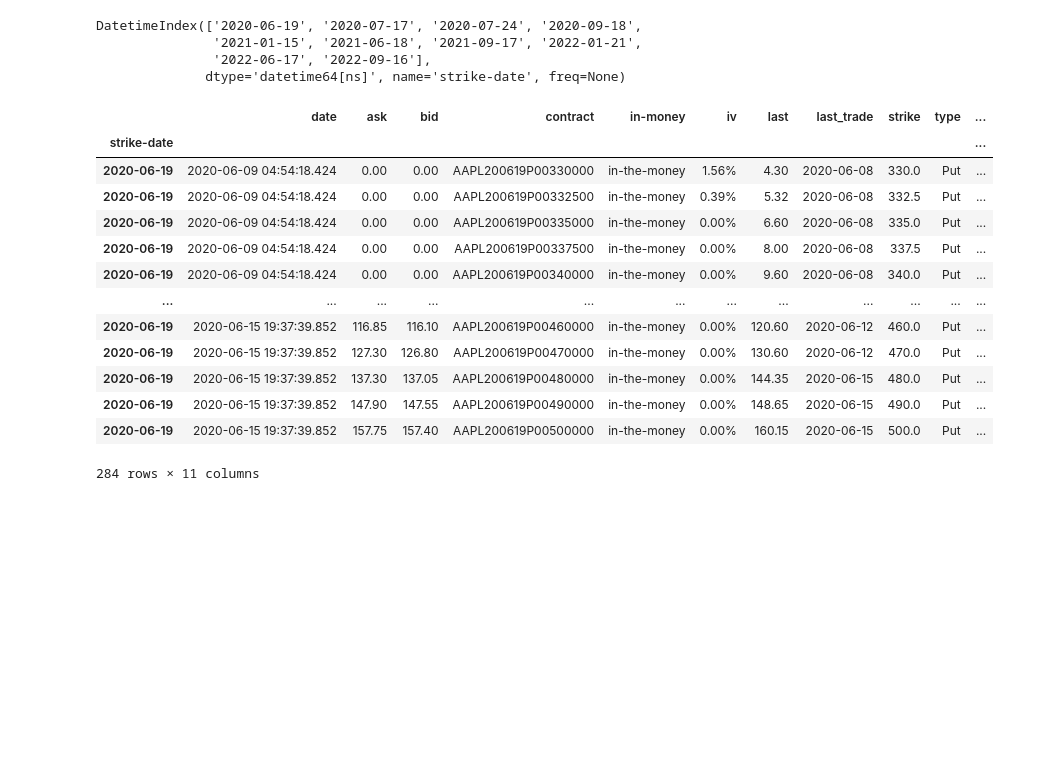
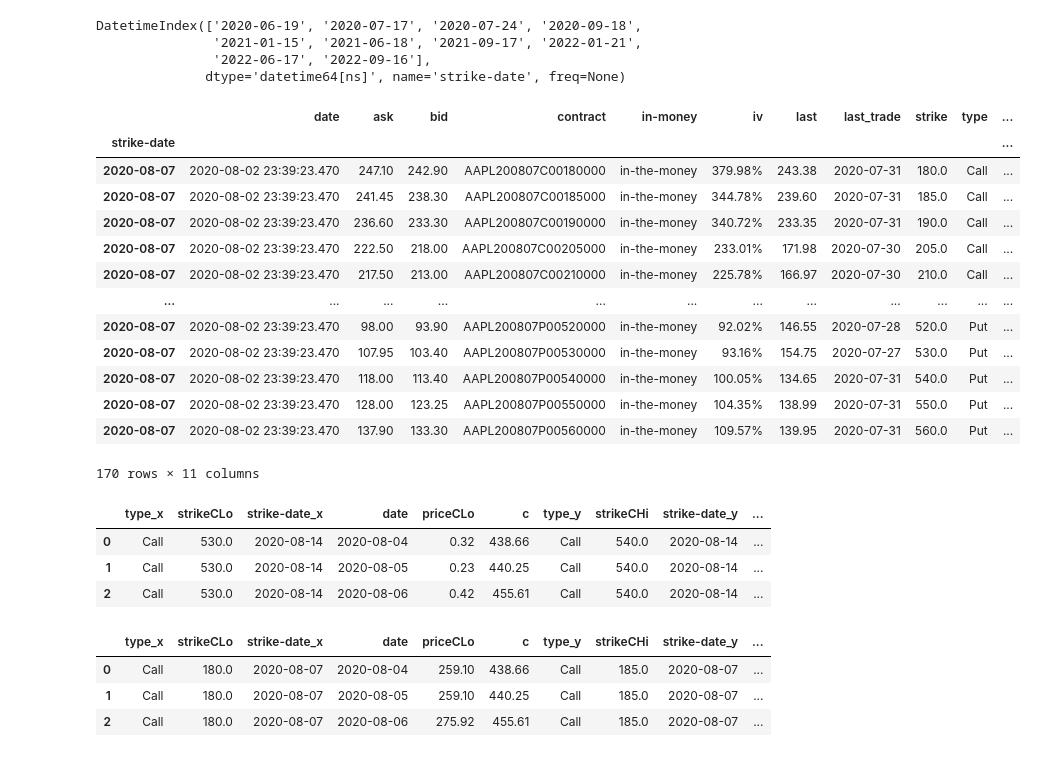
Before and after one commit to andermy/yahooScraper, a Jupyter notebook: option_investments_yield.ipynb, the cells around one changed output. Saved outputs shown, nothing was run; the diff lists cells and outputs as text; code cells hidden in the pictures; blank space fills up the shorter version.

```diff
--- a/option_investments_yield.ipynb
+++ b/option_investments_yield.ipynb
@@ -28,6 +28,7 @@ apple
 apple = apple.drop(['volume', 'iv', 'in-money', 'bid', 'ask','last_trade', 'contract'], axis=1)
 # %%
 apple = apple.reset_index()
-apple = apple.set_index(['strike-date'])
+apple = apple.set_index(['strike-date', 'type'])
 apple['date'] = pd.to_datetime(apple['date']).dt.strftime('%m-%d-%Y')
 apple['date'] = pd.to_datetime(apple['date'])
+apple.head()
@@ -199,20 +185,34 @@ DatetimeIndex(['2020-06-19', '2020-07-17', '2020-07-24', '2020-09-18',
 # %%
 apple2 = apple
 apple2 = apple2.reset_index()
 apple2 = apple2.set_index(['strike-date'])
-apple2.loc['2020-06-19']
+apple2.loc['2020-08-07']
 # %% [output]
 |  | date | ask | bid | contract | in-money | iv | last | last_trade | strike | type | ... |
 | strike-date |  |  |  |  |  |  |  |  |  |  | ... |
-| 2020-06-19 | 2020-06-09 04:54:18.424 | 0.00 | 0.00 | AAPL200619P00330000 | in-the-money | 1.56% | 4.30 | 2020-06-08 | 330.0 | Put | ... |
-| 2020-06-19 | 2020-06-09 04:54:18.424 | 0.00 | 0.00 | AAPL200619P00332500 | in-the-money | 0.39% | 5.32 | 2020-06-08 | 332.5 | Put | ... |
-| 2020-06-19 | 2020-06-09 04:54:18.424 | 0.00 | 0.00 | AAPL200619P00335000 | in-the-money | 0.00% | 6.60 | 2020-06-08 | 335.0 | Put | ... |
-| 2020-06-19 | 2020-06-09 04:54:18.424 | 0.00 | 0.00 | AAPL200619P00337500 | in-the-money | 0.00% | 8.00 | 2020-06-08 | 337.5 | Put | ... |
-| 2020-06-19 | 2020-06-09 04:54:18.424 | 0.00 | 0.00 | AAPL200619P00340000 | in-the-money | 0.00% | 9.60 | 2020-06-08 | 340.0 | Put | ... |
+| 2020-08-07 | 2020-08-02 23:39:23.470 | 247.10 | 242.90 | AAPL200807C00180000 | in-the-money | 379.98% | 243.38 | 2020-07-31 | 180.0 | Call | ... |
+| 2020-08-07 | 2020-08-02 23:39:23.470 | 241.45 | 238.30 | AAPL200807C00185000 | in-the-money | 344.78% | 239.60 | 2020-07-31 | 185.0 | Call | ... |
+| 2020-08-07 | 2020-08-02 23:39:23.470 | 236.60 | 233.30 | AAPL200807C00190000 | in-the-money | 340.72% | 233.35 | 2020-07-31 | 190.0 | Call | ... |
+| 2020-08-07 | 2020-08-02 23:39:23.470 | 222.50 | 218.00 | AAPL200807C00205000 | in-the-money | 233.01% | 171.98 | 2020-07-30 | 205.0 | Call | ... |
+| 2020-08-07 | 2020-08-02 23:39:23.470 | 217.50 | 213.00 | AAPL200807C00210000 | in-the-money | 225.78% | 166.97 | 2020-07-30 | 210.0 | Call | ... |
 | ... | ... | ... | ... | ... | ... | ... | ... | ... | ... | ... | ... |
-| 2020-06-19 | 2020-06-15 19:37:39.852 | 116.85 | 116.10 | AAPL200619P00460000 | in-the-money | 0.00% | 120.60 | 2020-06-12 | 460.0 | Put | ... |
-| 2020-06-19 | 2020-06-15 19:37:39.852 | 127.30 | 126.80 | AAPL200619P00470000 | in-the-money | 0.00% | 130.60 | 2020-06-12 | 470.0 | Put | ... |
-| 2020-06-19 | 2020-06-15 19:37:39.852 | 137.30 | 137.05 | AAPL200619P00480000 | in-the-money | 0.00% | 144.35 | 2020-06-15 | 480.0 | Put | ... |
-| 2020-06-19 | 2020-06-15 19:37:39.852 | 147.90 | 147.55 | AAPL200619P00490000 | in-the-money | 0.00% | 148.65 | 2020-06-15 | 490.0 | Put | ... |
-| 2020-06-19 | 2020-06-15 19:37:39.852 | 157.75 | 157.40 | AAPL200619P00500000 | in-the-money | 0.00% | 160.15 | 2020-06-15 | 500.0 | Put | ... |
+| 2020-08-07 | 2020-08-02 23:39:23.470 | 98.00 | 93.90 | AAPL200807P00520000 | in-the-money | 92.02% | 146.55 | 2020-07-28 | 520.0 | Put | ... |
+| 2020-08-07 | 2020-08-02 23:39:23.470 | 107.95 | 103.40 | AAPL200807P00530000 | in-the-money | 93.16% | 154.75 | 2020-07-27 | 530.0 | Put | ... |
+| 2020-08-07 | 2020-08-02 23:39:23.470 | 118.00 | 113.40 | AAPL200807P00540000 | in-the-money | 100.05% | 134.65 | 2020-07-31 | 540.0 | Put | ... |
+| 2020-08-07 | 2020-08-02 23:39:23.470 | 128.00 | 123.25 | AAPL200807P00550000 | in-the-money | 104.35% | 138.99 | 2020-07-31 | 550.0 | Put | ... |
+| 2020-08-07 | 2020-08-02 23:39:23.470 | 137.90 | 133.30 | AAPL200807P00560000 | in-the-money | 109.57% | 139.95 | 2020-07-31 | 560.0 | Put | ... |
-284 rows × 11 columns
+170 rows × 11 columns
+# %%
+a
+# %% [output]
+|  | type_x | strikeCLo | strike-date_x | date | priceCLo | c | type_y | strikeCHi | strike-date_y | ... |
+| 0 | Call | 530.0 | 2020-08-14 | 2020-08-04 | 0.32 | 438.66 | Call | 540.0 | 2020-08-14 | ... |
+| 1 | Call | 530.0 | 2020-08-14 | 2020-08-05 | 0.23 | 440.25 | Call | 540.0 | 2020-08-14 | ... |
+| 2 | Call | 530.0 | 2020-08-14 | 2020-08-06 | 0.42 | 455.61 | Call | 540.0 | 2020-08-14 | ... |
+# %%
+new_apple[0]['']
+# %% [output]
+|  | type_x | strikeCLo | strike-date_x | date | priceCLo | c | type_y | strikeCHi | strike-date_y | ... |
+| 0 | Call | 180.0 | 2020-08-07 | 2020-08-04 | 259.10 | 438.66 | Call | 185.0 | 2020-08-07 | ... |
+| 1 | Call | 180.0 | 2020-08-07 | 2020-08-05 | 259.10 | 440.25 | Call | 185.0 | 2020-08-07 | ... |
+| 2 | Call | 180.0 | 2020-08-07 | 2020-08-06 | 275.92 | 455.61 | Call | 185.0 | 2020-08-07 | ... |
```
Also changed, not shown: parts of 9 cells of this notebook, 2 other files.
